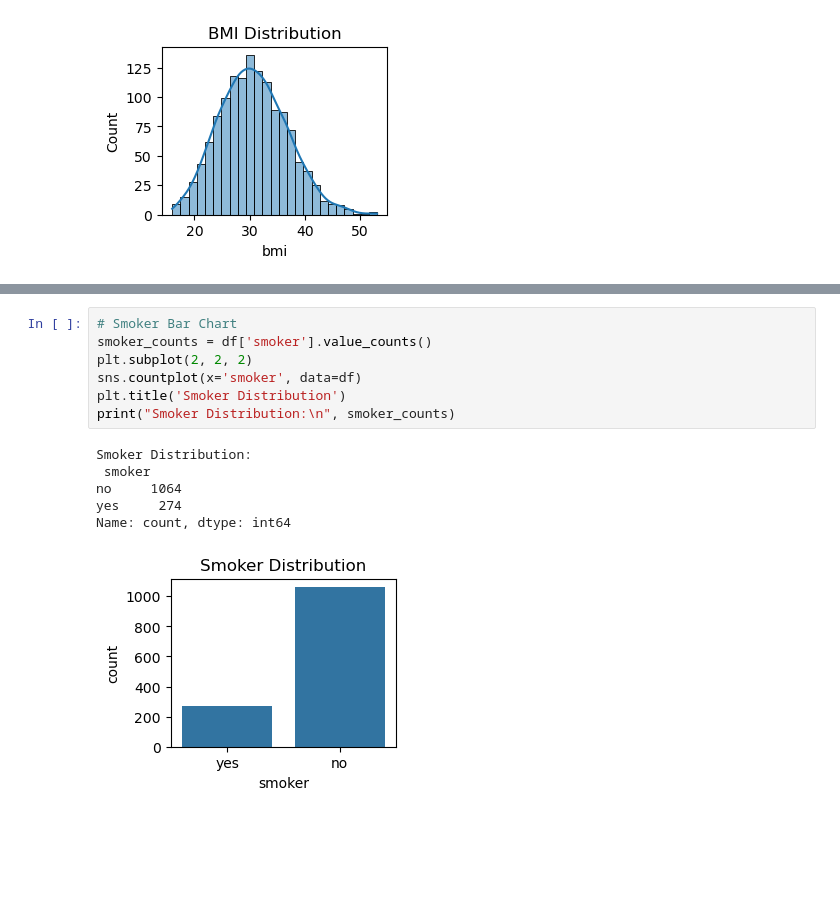
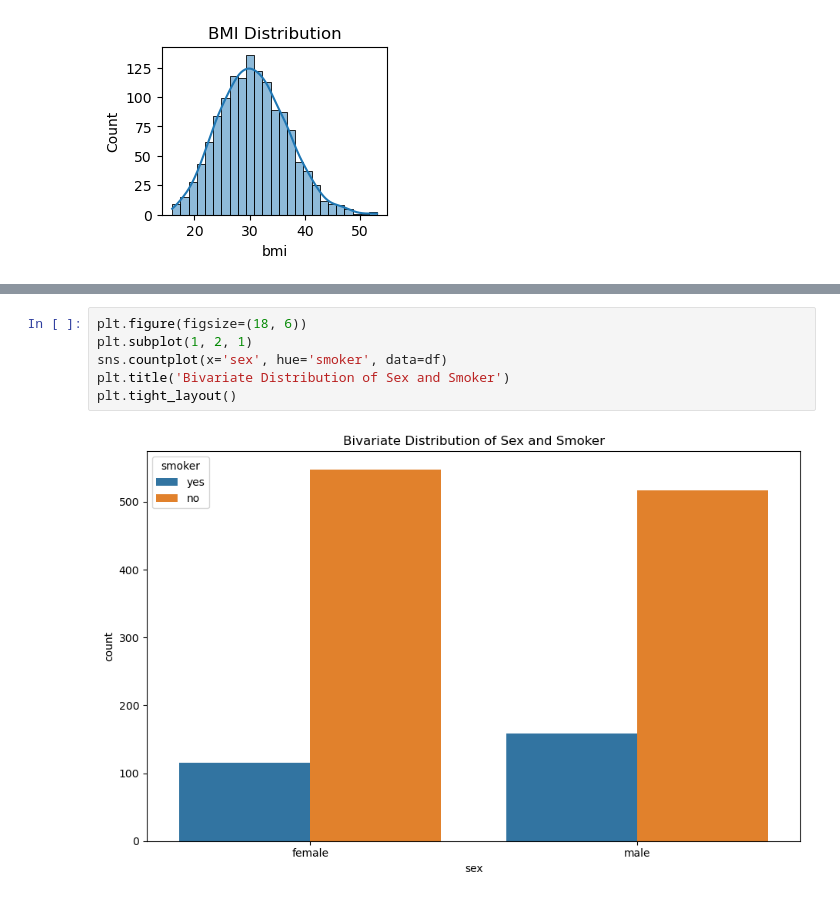
Before and after one commit to AndrewJesse/Task-2-Jupyter, a Jupyter notebook: main.ipynb, the cells around one changed output, grey strips where cells are left out. Cells and saved outputs as stored; diff of their text form; blank space fills up the shorter version.

```diff
--- a/main.ipynb
+++ b/main.ipynb
@@ -75,14 +89,8 @@ Name: count, dtype: int64
-# %%
-# Smoker Bar Chart
-smoker_counts = df['smoker'].value_counts()
-plt.subplot(2, 2, 2)
-sns.countplot(x='smoker', data=df)
-plt.title('Smoker Distribution')
-print("Smoker Distribution:\n", smoker_counts)
-# %% [output]
-Smoker Distribution:
- smoker
-no     1064
-yes     274
-Name: count, dtype: int64
-[figure, removed]
+# %%
+plt.figure(figsize=(18, 6))
+plt.subplot(1, 2, 1)
+sns.countplot(x='sex', hue='smoker', data=df)
+plt.title('Bivariate Distribution of Sex and Smoker')
+plt.tight_layout()
+# %% [output]
+[figure, added]
```
Also changed, not shown: parts of 7 cells of this notebook.
